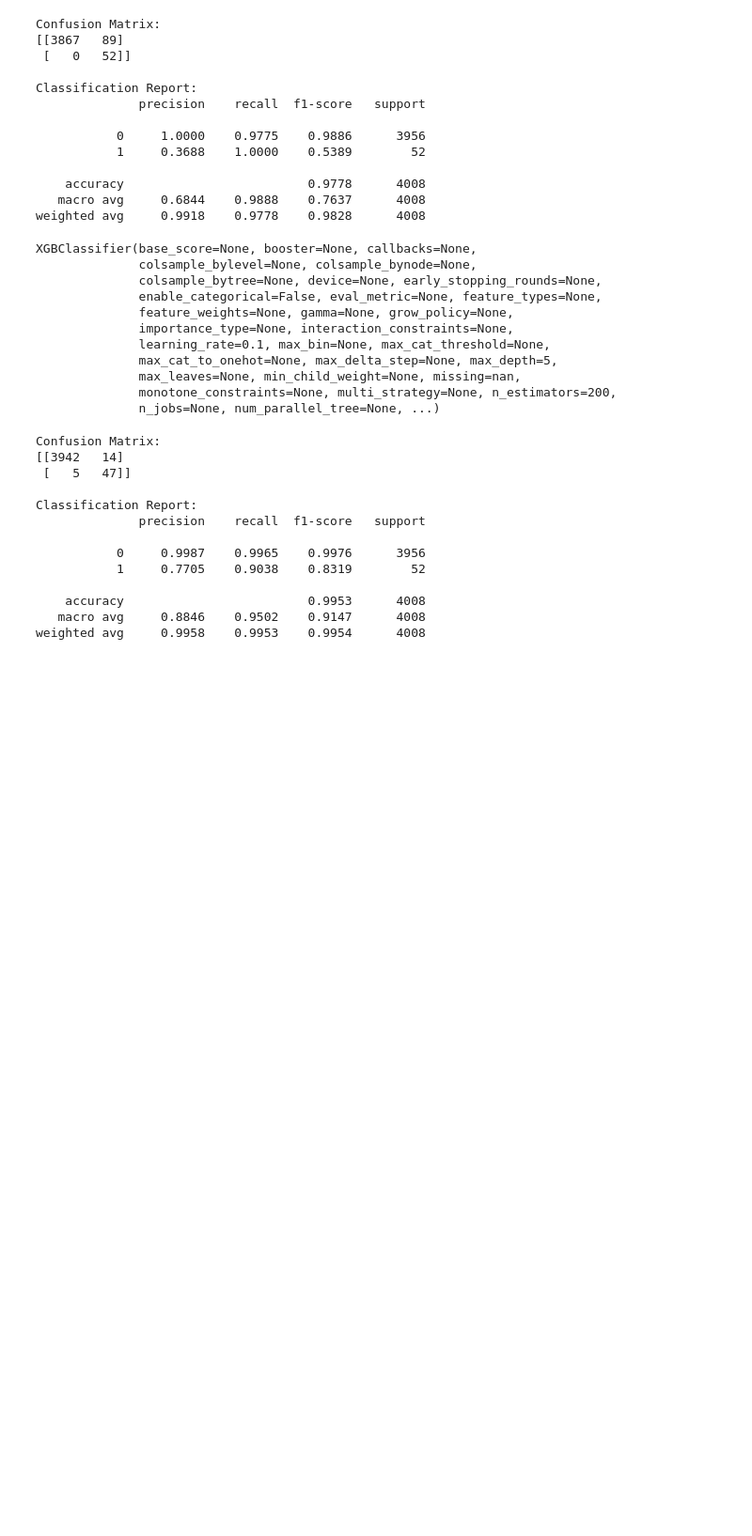
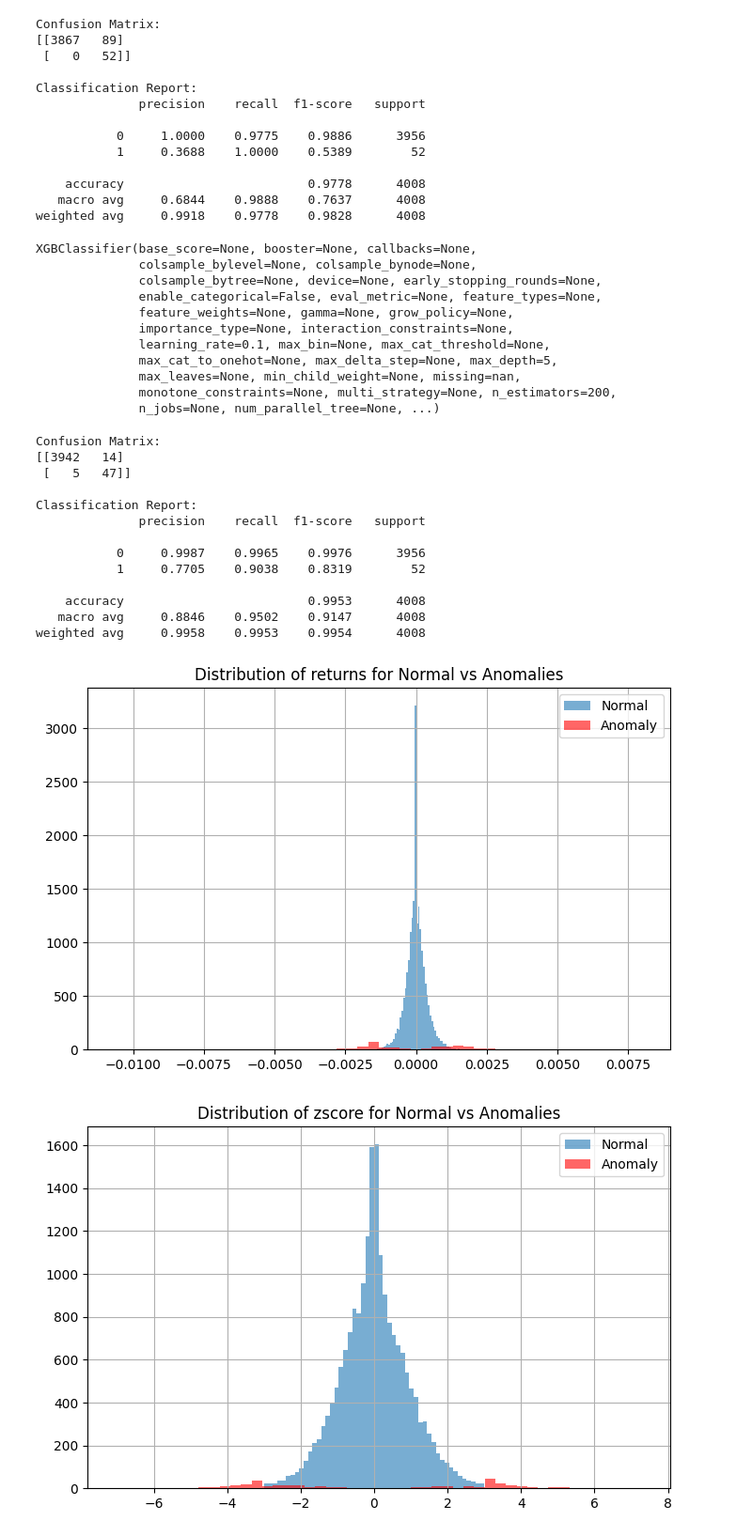
Before and after one commit to mayankpahade611/Anamoly-Detection, a Jupyter notebook: app.ipynb, the cells around one changed output. Shown at 94% size. Saved outputs shown, nothing was run; the diff lists cells and outputs as text; code cells hidden in the pictures; blank space fills up the shorter version.

```diff
--- a/app.ipynb
+++ b/app.ipynb
@@ -246,3 +246,18 @@ Classification Report:
     accuracy                         0.9953      4008
    macro avg     0.8846    0.9502    0.9147      4008
 weighted avg     0.9958    0.9953    0.9954      4008
+# %%
+import matplotlib.pyplot as plt
+
+features = ["returns", "zscore", "rolling_std"]
+
+for col in features:
+    plt.figure(figsize=(8,5))
+    df2[df2["anomaly"]==0][col].hist(alpha=0.6, label="Normal", bins=50)
+    df2[df2["anomaly"]==1][col].hist(alpha=0.6, label="Anomaly", bins=50, color="red")
+    plt.legend()
+    plt.title(f"Distribution of {col} for Normal vs Anomalies")
+    plt.show()
+# %% [output]
+[figure, added]
+[figure, added]
```
Also changed, not shown: parts of 1 cell of this notebook, 2 other files.
